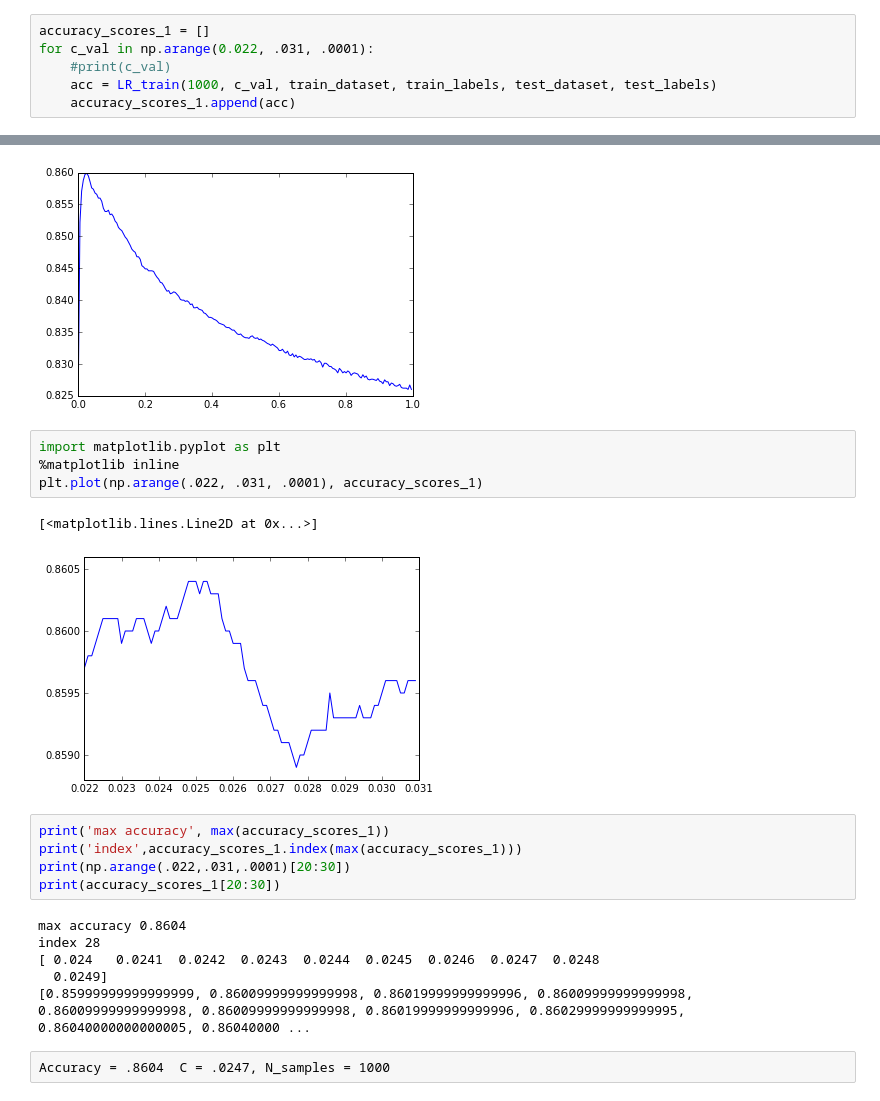
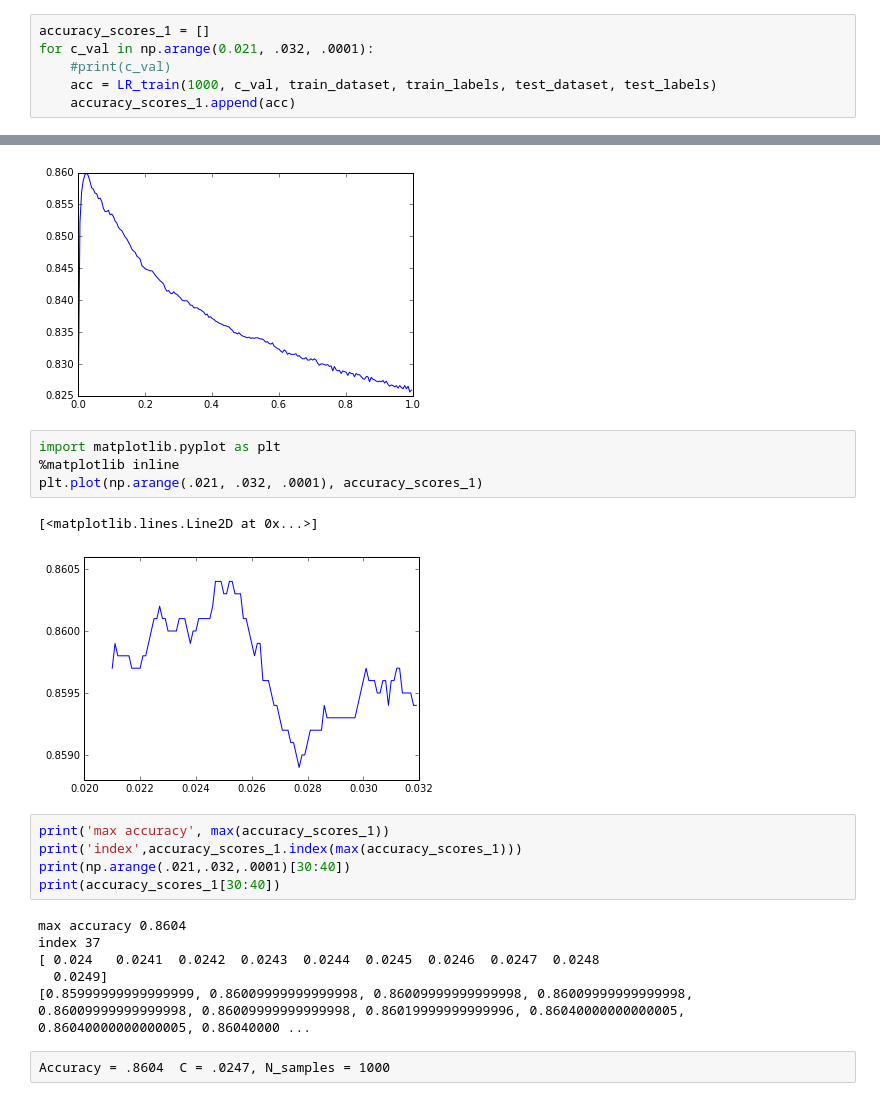
Before and after one commit to annahm/ga_hw, a Jupyter notebook: nn/3_annahm_reg.ipynb, the cells around one changed output, grey strips where cells are left out. Cells and saved outputs as stored; diff of their text form.

```diff
--- a/nn/3_annahm_reg.ipynb
+++ b/nn/3_annahm_reg.ipynb
@@ -134,6 +120,6 @@ index 5
 # %%
 accuracy_scores_1 = []
-for c_val in np.arange(0.022, .031, .0001):
+for c_val in np.arange(0.021, .032, .0001):
     #print(c_val)
     acc = LR_train(1000, c_val, train_dataset, train_labels, test_dataset, test_labels)
     accuracy_scores_1.append(acc)
@@ -147,21 +133,21 @@ plt.plot(np.arange(.001, 1.0, .005), accuracy_scores)
 # %%
 import matplotlib.pyplot as plt
 %matplotlib inline
-plt.plot(np.arange(.022, .031, .0001), accuracy_scores_1)
+plt.plot(np.arange(.021, .032, .0001), accuracy_scores_1)
 # %% [output]
 [<matplotlib.lines.Line2D at 0x...>]
-[figure, old version]
+[figure, new version]
 # %%
 print('max accuracy', max(accuracy_scores_1))
 print('index',accuracy_scores_1.index(max(accuracy_scores_1)))
-print(np.arange(.022,.031,.0001)[20:30])
-print(accuracy_scores_1[20:30])
+print(np.arange(.021,.032,.0001)[30:40])
+print(accuracy_scores_1[30:40])
 # %% [output]
 max accuracy 0.8604
-index 28
+index 37
 [ 0.024   0.0241  0.0242  0.0243  0.0244  0.0245  0.0246  0.0247  0.0248
   0.0249]
-[0.85999999999999999, 0.86009999999999998, 0.86019999999999996, 0.86009999999999998, 0.86009999999999998, 0.86009999999999998, 0.86019999999999996, 0.86029999999999995, 0.86040000000000005, 0.86040000 ...
+[0.85999999999999999, 0.86009999999999998, 0.86009999999999998, 0.86009999999999998, 0.86009999999999998, 0.86009999999999998, 0.86019999999999996, 0.86040000000000005, 0.86040000000000005, 0.86040000 ...
 # %% [raw]
 Accuracy = .8604  C = .0247, N_samples = 1000
 # %% [markdown]
```
Also changed, not shown: parts of 37 cells of this notebook.
